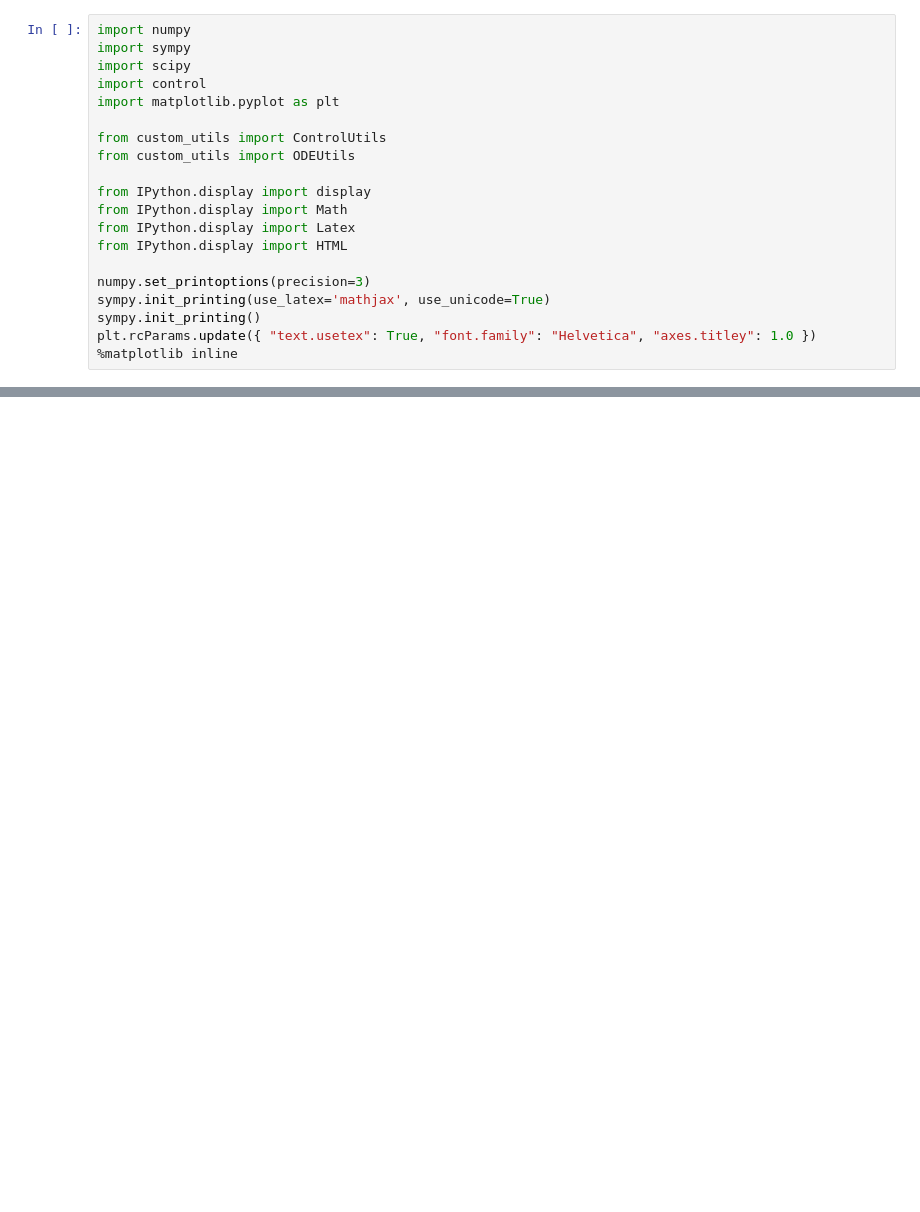
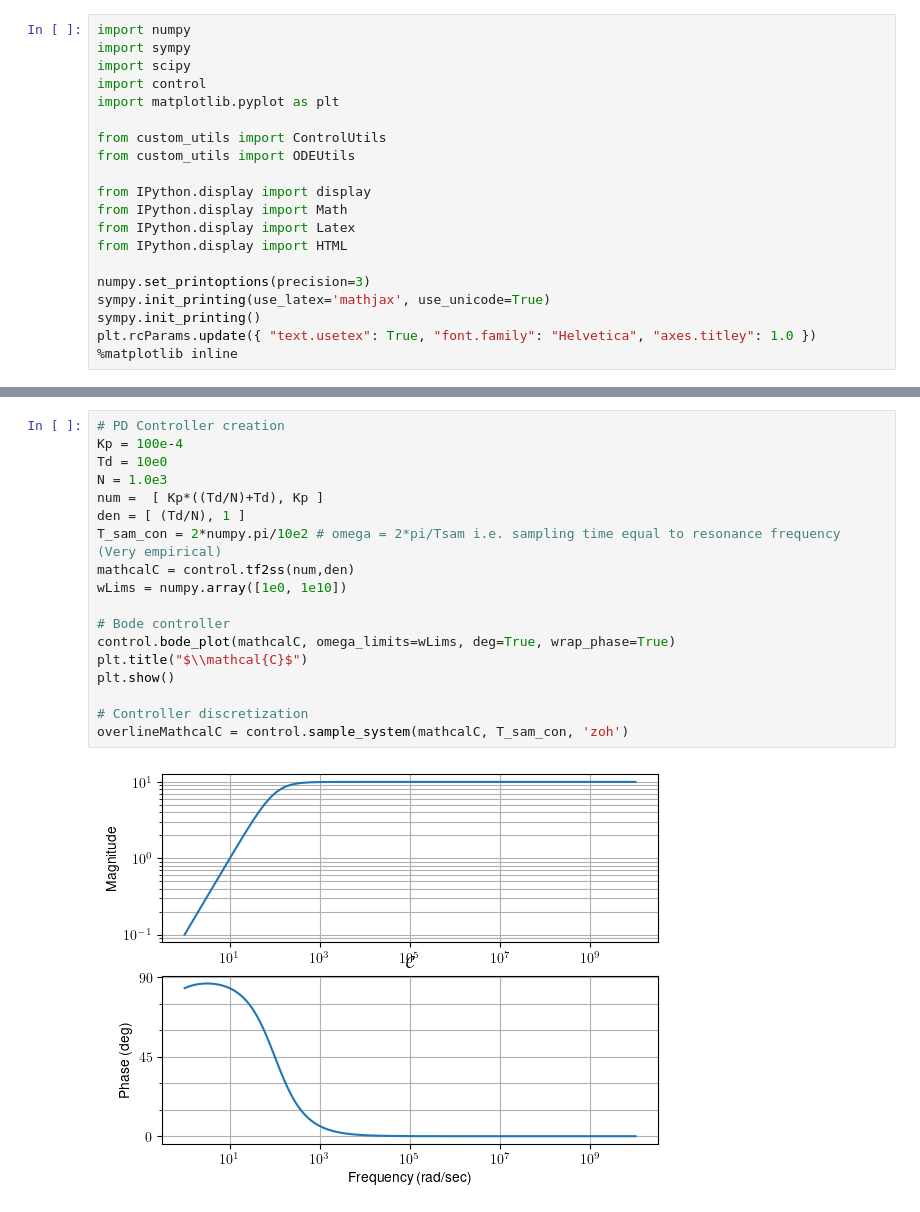
Before and after one commit to mavasbel/model_reduction, a Jupyter notebook: ODESimulationUnstable.ipynb, the cells around one changed output, grey strips where cells are left out. Cells and saved outputs as stored; diff of their text form; blank space fills up the shorter version.

```diff
--- a/ODESimulationUnstable.ipynb
+++ b/ODESimulationUnstable.ipynb
@@ -53,0 +84,20 @@ control.bode(extMathcalPcl,omega=omega)
+# %%
+# PD Controller creation
+Kp = 100e-4
+Td = 10e0
+N = 1.0e3
+num =  [ Kp*((Td/N)+Td), Kp ]
+den = [ (Td/N), 1 ]
+T_sam_con = 2*numpy.pi/10e2 # omega = 2*pi/Tsam i.e. sampling time equal to resonance frequency (Very empirical)
+mathcalC = control.tf2ss(num,den)
+wLims = numpy.array([1e0, 1e10])
+
+# Bode controller
+control.bode_plot(mathcalC, omega_limits=wLims, deg=True, wrap_phase=True)
+plt.title("$\\mathcal{C}$")
+plt.show()
+
+# Controller discretization
+overlineMathcalC = control.sample_system(mathcalC, T_sam_con, 'zoh')
+# %% [output]
+[figure, added]
```
Also changed, not shown: parts of 13 cells of this notebook, 5 other files.
